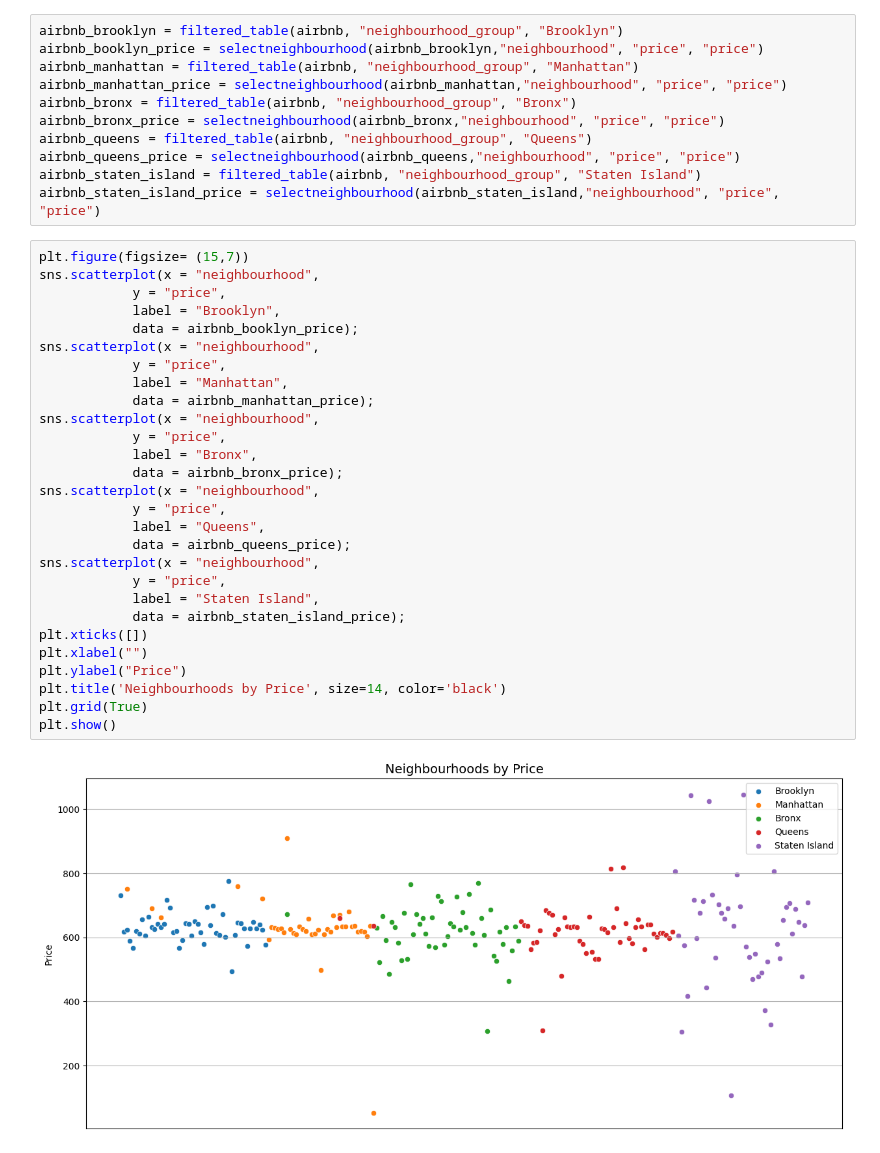
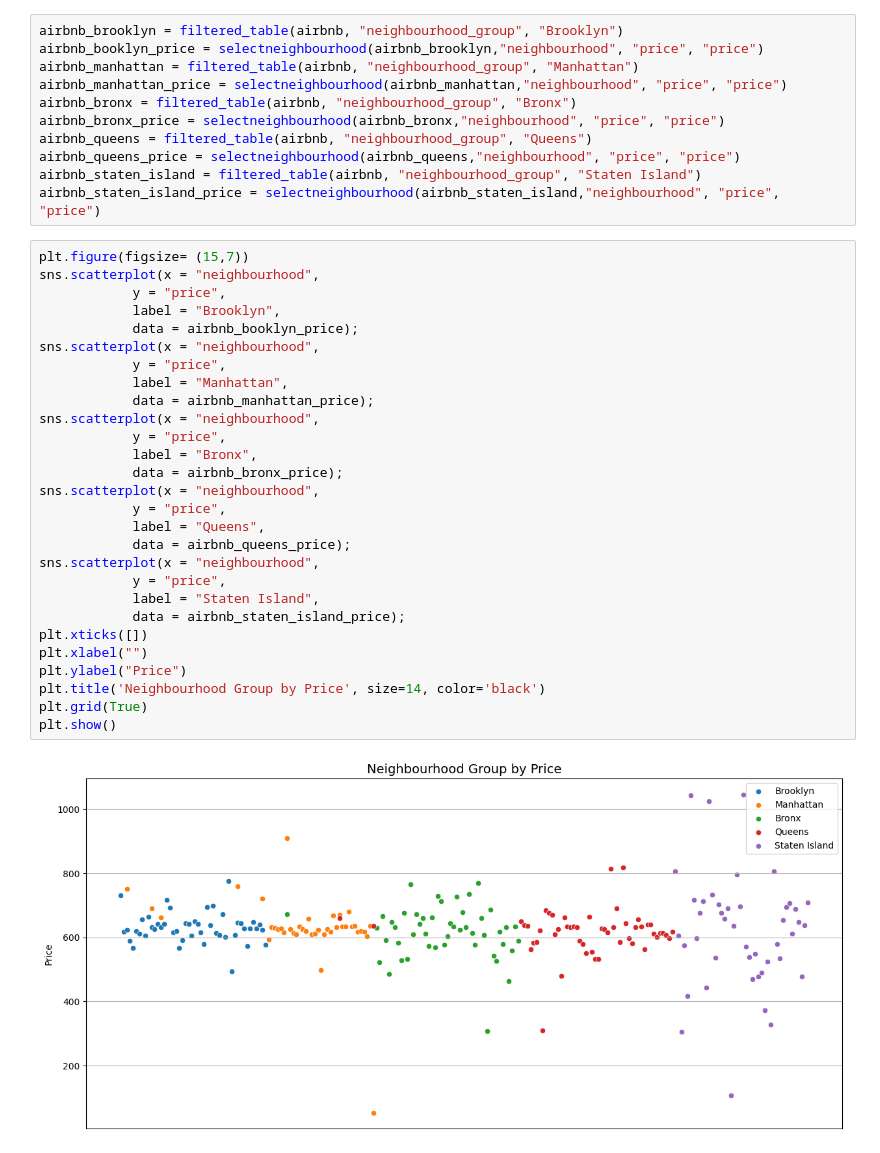
Before and after one commit to GinnyBrown/IBM-SkillsBuild-Capstone-Project-AirBnB, a Jupyter notebook: georgina-brown-ibmskillsbuild-dec-23.ipynb, the cells around one changed output. Cells and saved outputs as stored; diff of their text form.

```diff
--- a/georgina-brown-ibmskillsbuild-dec-23.ipynb
+++ b/georgina-brown-ibmskillsbuild-dec-23.ipynb
@@ -892,30 +892,30 @@ airbnb_staten_island_price = selectneighbourhood(airbnb_staten_island,"neighbour
 # %%
 plt.figure(figsize= (15,7))
 sns.scatterplot(x = "neighbourhood",
             y = "price",
             label = "Brooklyn",
             data = airbnb_booklyn_price);
 sns.scatterplot(x = "neighbourhood",
             y = "price",
             label = "Manhattan",
             data = airbnb_manhattan_price);
 sns.scatterplot(x = "neighbourhood",
             y = "price",
             label = "Bronx",
             data = airbnb_bronx_price);
 sns.scatterplot(x = "neighbourhood",
             y = "price",
             label = "Queens",
             data = airbnb_queens_price);
 sns.scatterplot(x = "neighbourhood",
             y = "price",
             label = "Staten Island",
             data = airbnb_staten_island_price);
 plt.xticks([])
 plt.xlabel("")
 plt.ylabel("Price")
-plt.title('Neighbourhoods by Price', size=14, color='black')
+plt.title('Neighbourhood Group by Price', size=14, color='black')
 plt.grid(True)
 plt.show()
 # %% [output]
-[figure, old version]
+[figure, new version]
```
Also changed, not shown: parts of 1 cell of this notebook.
